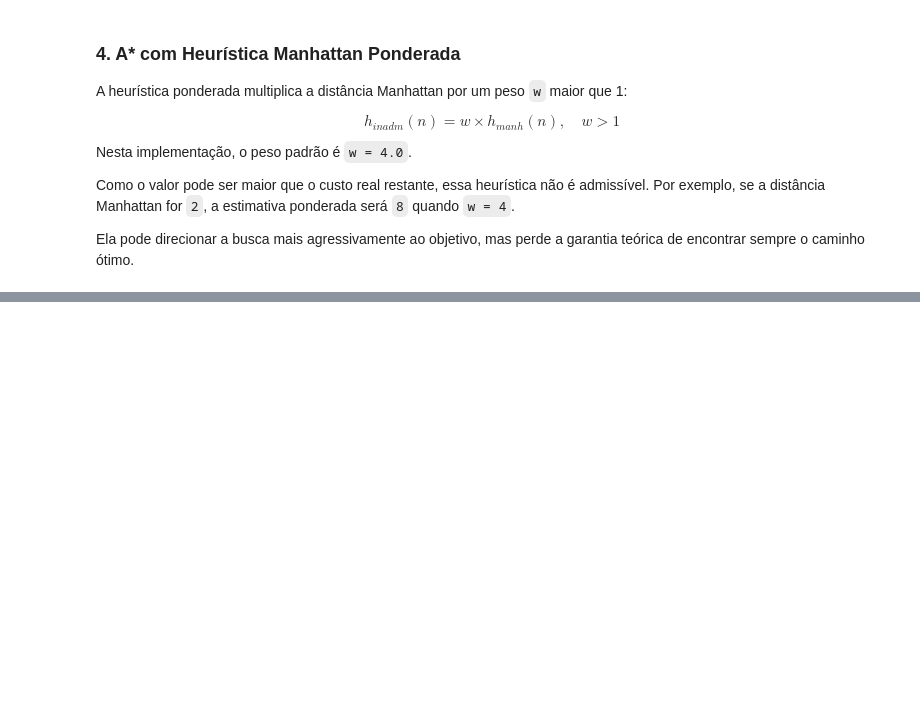
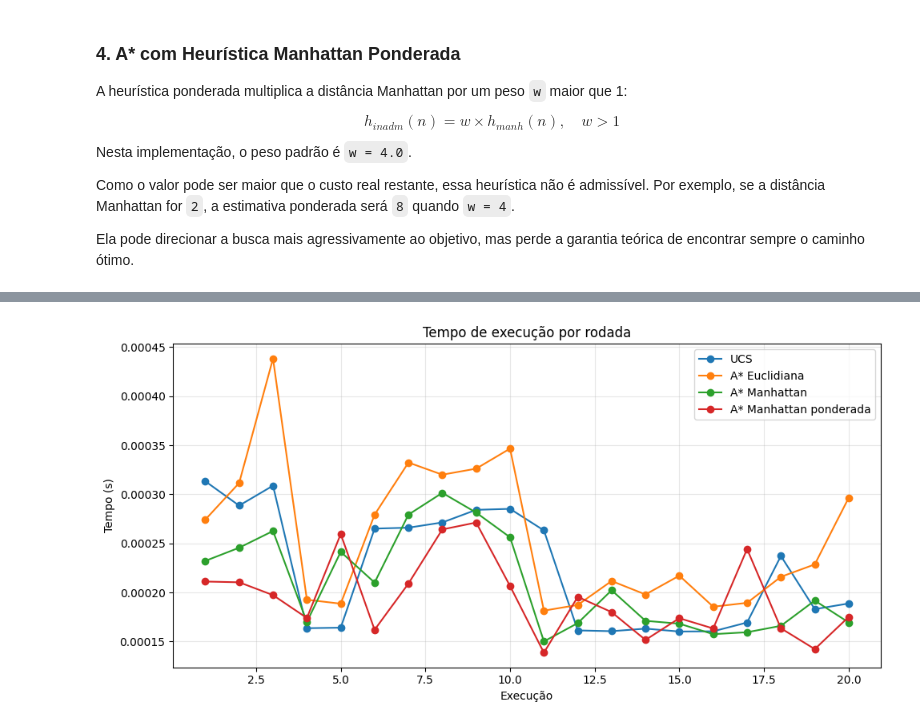
Before and after one commit to l-eduardo/search-methods, a Jupyter notebook: notebook.ipynb, the cells around one changed output, grey strips where cells are left out. Cells and saved outputs as stored; diff of their text form; code cells hidden in the pictures; blank space fills up the shorter version.

```diff
--- a/notebook.ipynb
+++ b/notebook.ipynb
@@ -588,0 +916,18 @@ Antes de inserir um sucessor na fronteira, deve-se verificar o menor custo `g(n)
+# %%
+import matplotlib.pyplot as plt
+
+plt.figure(figsize=(10, 5))
+for algorithm_name, results in comparison_history.items():
+    runs = [item["run"] for item in results]
+    values = [item["execution_time_sec"] for item in results]
+    plt.plot(runs, values, marker="o", label=algorithm_name)
+
+plt.title("Tempo de execução por rodada")
+plt.xlabel("Execução")
+plt.ylabel("Tempo (s)")
+plt.grid(True, alpha=0.3)
+plt.legend()
+plt.tight_layout()
+plt.show()
+# %% [output]
+[figure, added]
```
Also changed, not shown: parts of 15 cells of this notebook.
